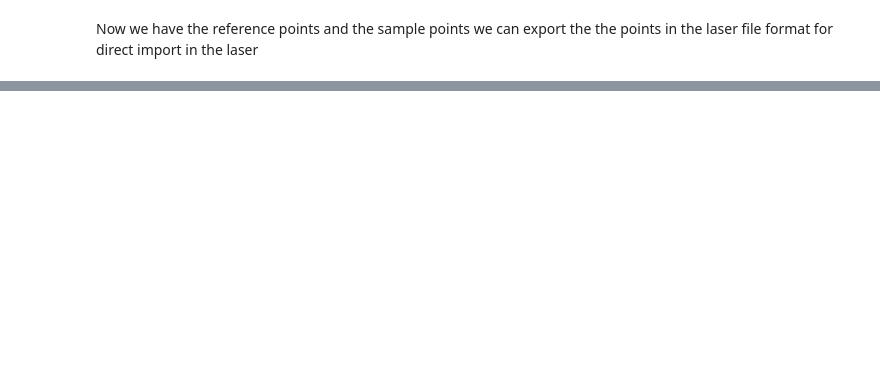
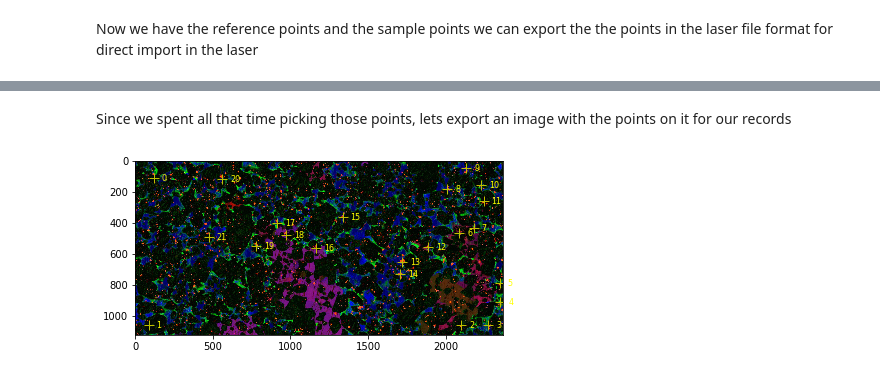
Before and after one commit to lavender22/AESC2021-autopew-poster, a Jupyter notebook: Autopew_poster.ipynb, the cells around one changed output, grey strips where cells are left out. Drawn from its saved outputs; the diff is of its cells as text; code cells hidden in the pictures; blank space fills up the shorter version.

```diff
--- a/Autopew_poster.ipynb
+++ b/Autopew_poster.ipynb
@@ -225,0 +226,44 @@ points.export_samples("Points_new.scancsv", z=20744, spotnames="chromite")
+# %% [markdown]
+Since we spent all that time picking those points, lets export an image with the points on it for our records
+# %%
+import matplotlib.pyplot as plt
+from PIL import Image
+
+# %% PLOT ON IMAGE ---------------------------------------------------------------
+
+# FIND THE PIXEL SIZE OF THE IMAGE
+img = Image.open(imagepath)
+width, height = img.size # get the image's width and height in pixels
+
+#markers
+fig, ax = plt.subplots()
+ax.scatter(points.transformed['x'],
+           points.transformed['y'],
+           facecolors='y',
+           edgecolors='y',
+           marker="+",
+           s=100,
+           linewidth=1,
+           zorder=1)
+#labels
+for i, df in enumerate(points.transformed['name']):
+    ax.annotate(df,
+                (points.transformed.x[i], points.transformed.y[i]),
+                xytext=(8, 0),
+                textcoords='offset points',
+                horizontalalignment='left',
+                verticalalignment='center',
+                size=8,
+                color='yellow',
+                zorder=1
+               )
+ax.set(xlim=(0, width), ylim=(0, height))
+plt.imshow(img, zorder=0)
+ax.invert_yaxis()#image invert so it is the same up direction as import.
+plt.tight_layout()
+plt.show()
+
+# %% SAVE IMAGE ---------------------------------------------------------------
+#fig.savefig('Export_image.png', transparent=True, dpi=800)
+# %% [output]
+[figure, added]
```
Also changed, not shown: parts of 2 cells of this notebook, 1 other file.
